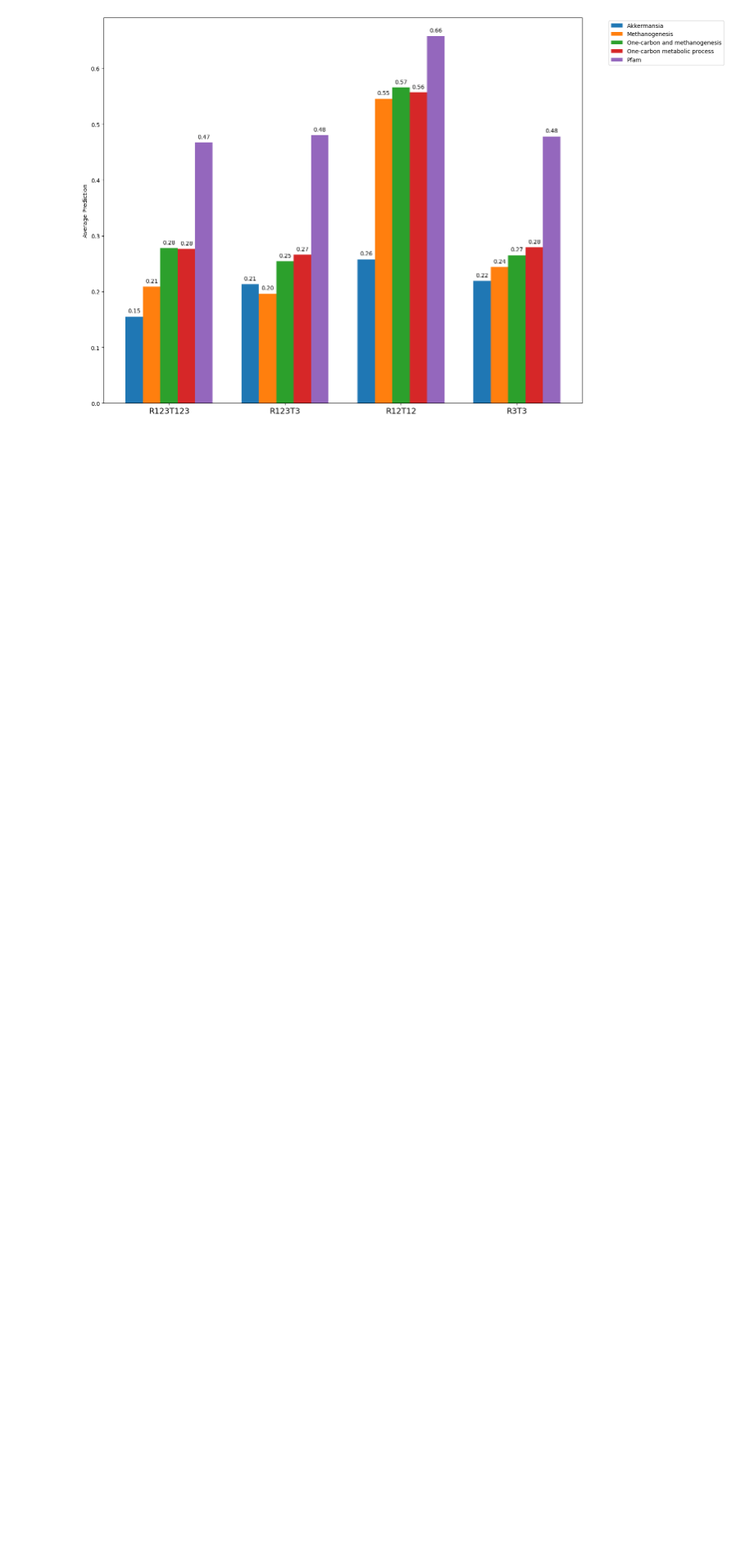
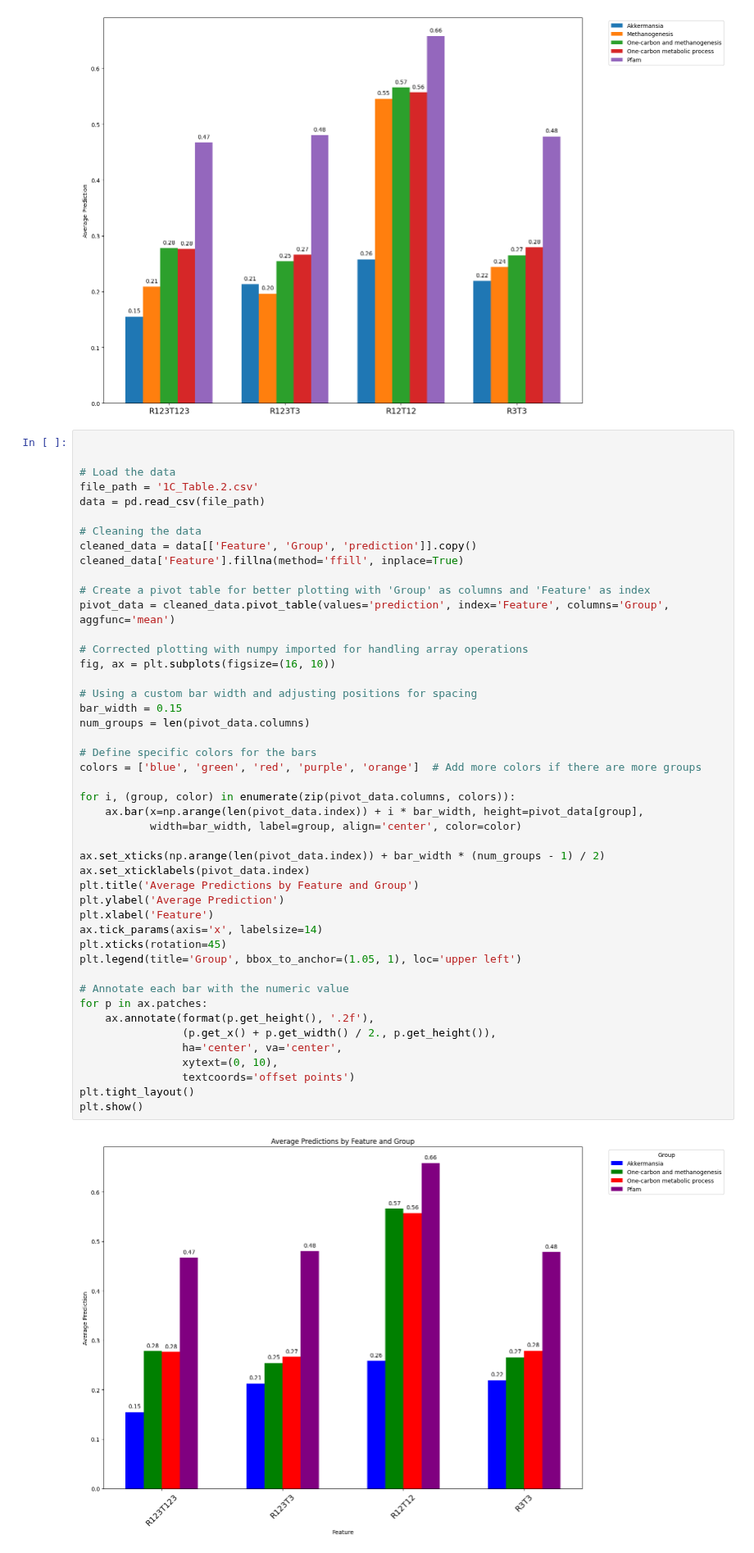
Before and after one commit to xuan13hao/data_analysis, a Jupyter notebook: Lung_Cancer_Research/bar_chart.ipynb, the cells around one changed output. Shown at 82% size. Saved outputs shown, nothing was run; the diff lists cells and outputs as text; blank space fills up the shorter version.

```diff
--- a/Lung_Cancer_Research/bar_chart.ipynb
+++ b/Lung_Cancer_Research/bar_chart.ipynb
@@ -122,3 +122,51 @@ plt.tight_layout()
 plt.show()
 # %% [output]
 [figure]
+# %%
+
+
+# Load the data
+file_path = '1C_Table.2.csv'
+data = pd.read_csv(file_path)
+
+# Cleaning the data
+cleaned_data = data[['Feature', 'Group', 'prediction']].copy()
+cleaned_data['Feature'].fillna(method='ffill', inplace=True)
+
+# Create a pivot table for better plotting with 'Group' as columns and 'Feature' as index
+pivot_data = cleaned_data.pivot_table(values='prediction', index='Feature', columns='Group', aggfunc='mean')
+
+# Corrected plotting with numpy imported for handling array operations
+fig, ax = plt.subplots(figsize=(16, 10))
+
+# Using a custom bar width and adjusting positions for spacing
+bar_width = 0.15
+num_groups = len(pivot_data.columns)
+
+# Define specific colors for the bars
+colors = ['blue', 'green', 'red', 'purple', 'orange']  # Add more colors if there are more groups
+
+for i, (group, color) in enumerate(zip(pivot_data.columns, colors)):
+    ax.bar(x=np.arange(len(pivot_data.index)) + i * bar_width, height=pivot_data[group],
+           width=bar_width, label=group, align='center', color=color)
+
+ax.set_xticks(np.arange(len(pivot_data.index)) + bar_width * (num_groups - 1) / 2)
+ax.set_xticklabels(pivot_data.index)
+plt.title('Average Predictions by Feature and Group')
+plt.ylabel('Average Prediction')
+plt.xlabel('Feature')
+ax.tick_params(axis='x', labelsize=14)
+plt.xticks(rotation=45)
+plt.legend(title='Group', bbox_to_anchor=(1.05, 1), loc='upper left')
+
+# Annotate each bar with the numeric value
+for p in ax.patches:
+    ax.annotate(format(p.get_height(), '.2f'),
+                (p.get_x() + p.get_width() / 2., p.get_height()),
+                ha='center', va='center',
+                xytext=(0, 10),
+                textcoords='offset points')
+plt.tight_layout()
+plt.show()
+# %% [output]
+[figure, added]
```
Also changed, not shown: parts of 4 cells of this notebook, 51 other files.
